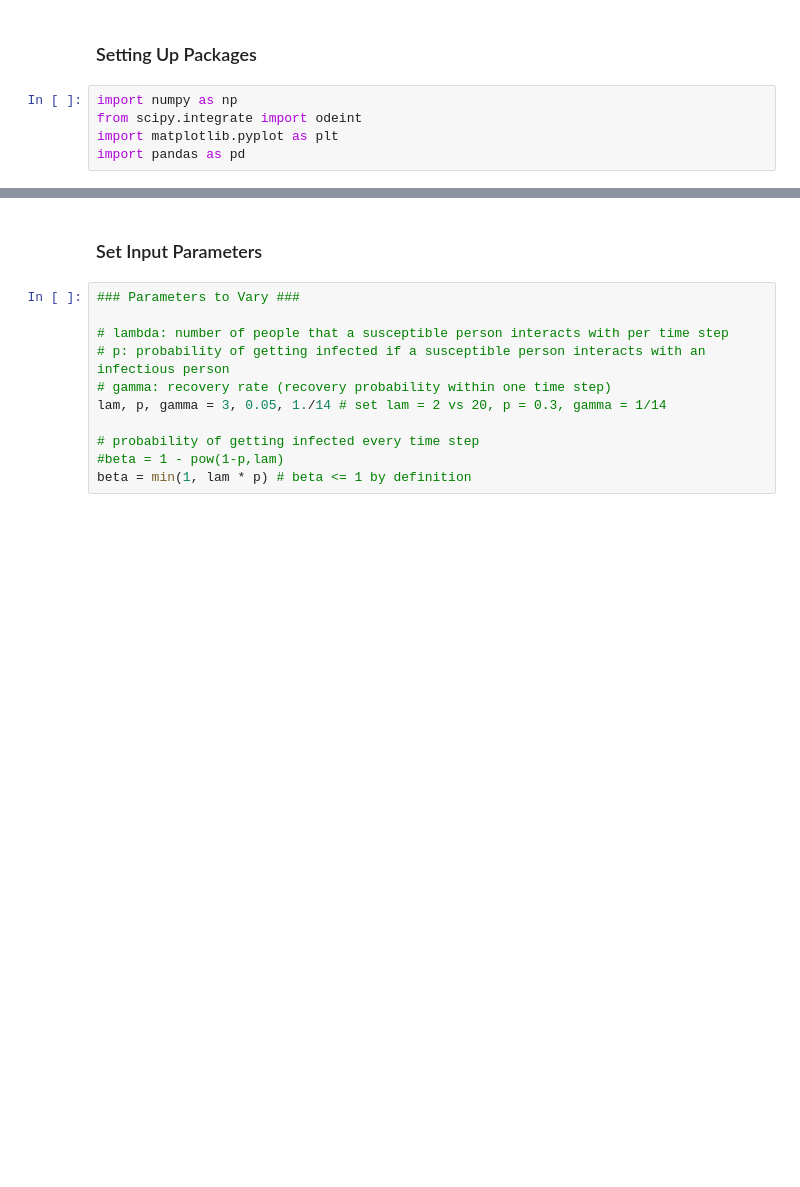
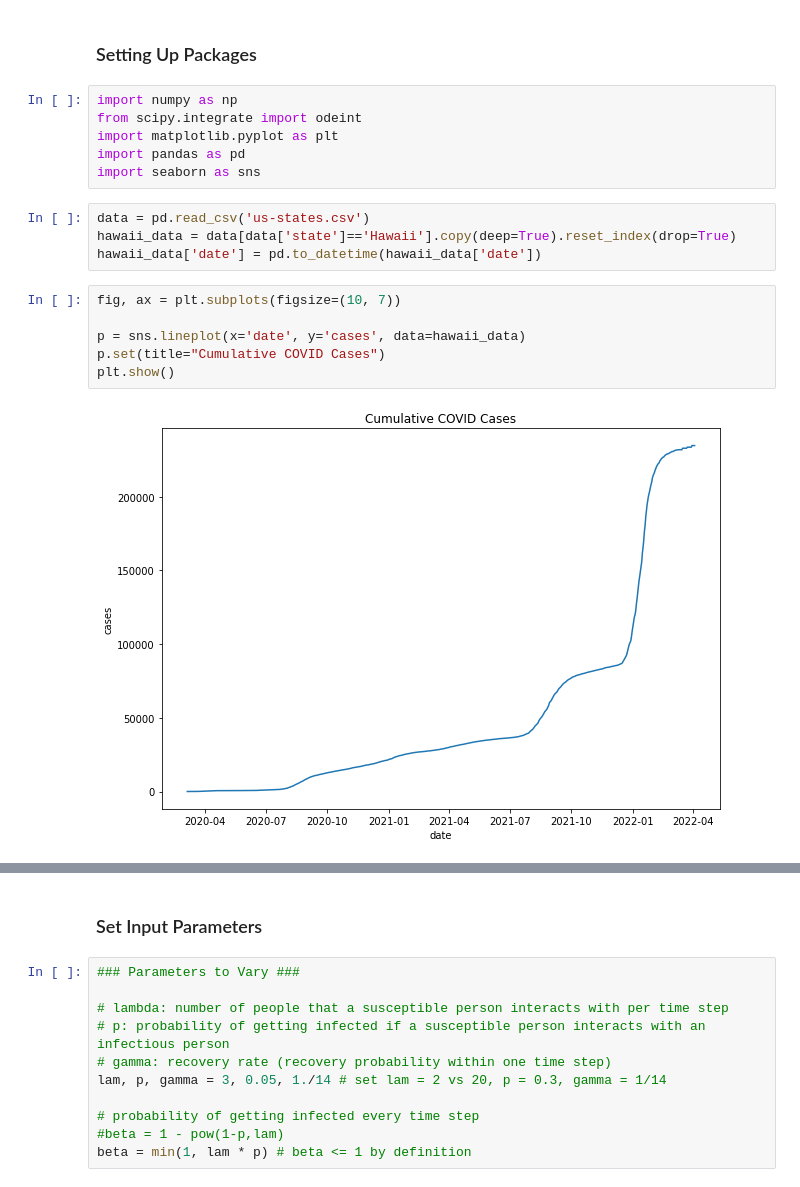
Before and after one commit to aud-z/COVID_SIR, a Jupyter notebook: Part_1_HI.ipynb, the cells around one changed output, grey strips where cells are left out. Drawn from its saved outputs; the diff is of its cells as text; blank space fills up the shorter version.

```diff
--- a/Part_1_HI.ipynb
+++ b/Part_1_HI.ipynb
@@ -5,4 +5,17 @@ import numpy as np
 from scipy.integrate import odeint
 import matplotlib.pyplot as plt
 import pandas as pd
+import seaborn as sns
+# %%
+data = pd.read_csv('us-states.csv')
+hawaii_data = data[data['state']=='Hawaii'].copy(deep=True).reset_index(drop=True)
+hawaii_data['date'] = pd.to_datetime(hawaii_data['date'])
+# %%
+fig, ax = plt.subplots(figsize=(10, 7))
+
+p = sns.lineplot(x='date', y='cases', data=hawaii_data)
+p.set(title="Cumulative COVID Cases")
+plt.show()
+# %% [output]
+[figure, added]
 # %%
```
Also changed, not shown: parts of 5 cells of this notebook, 1 other file.
